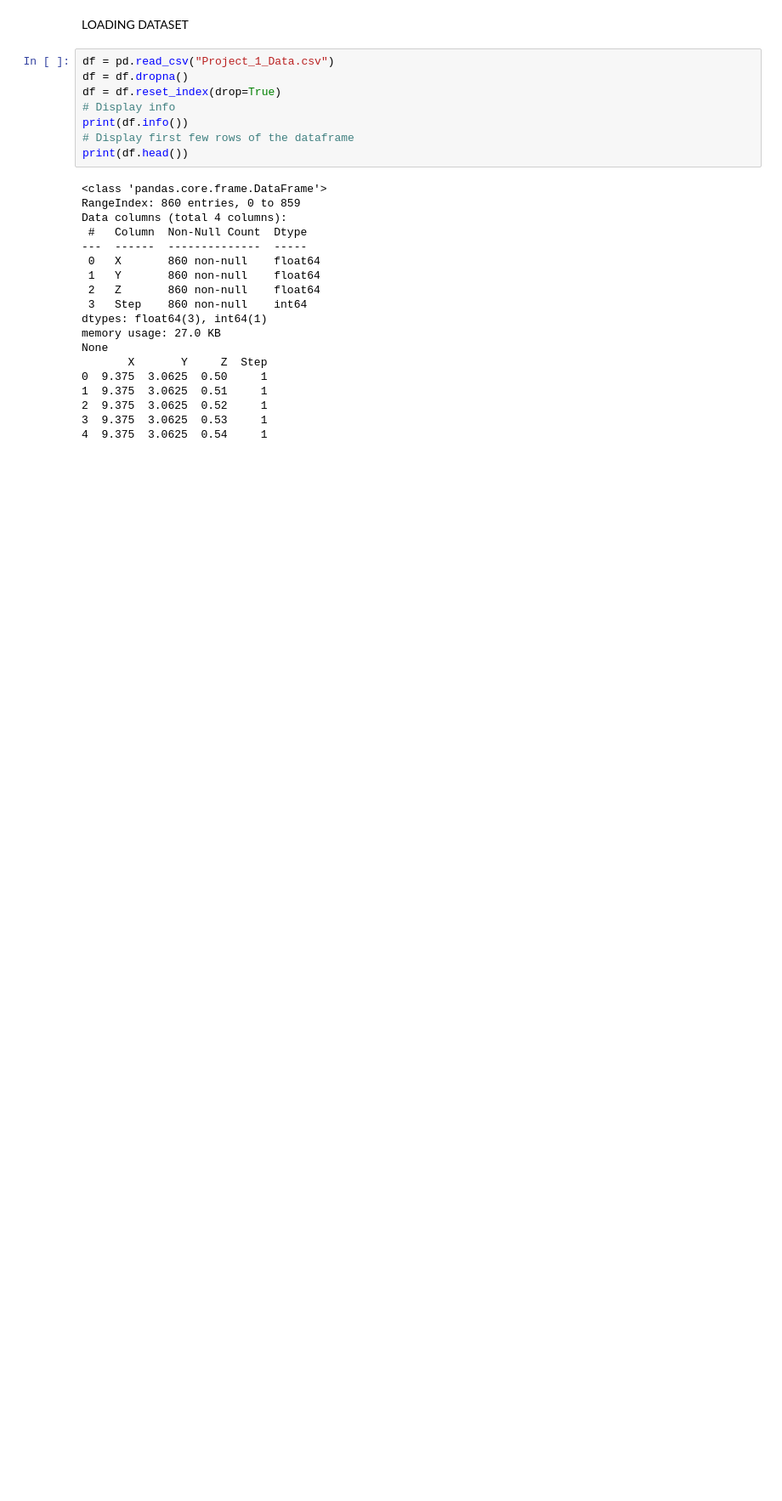
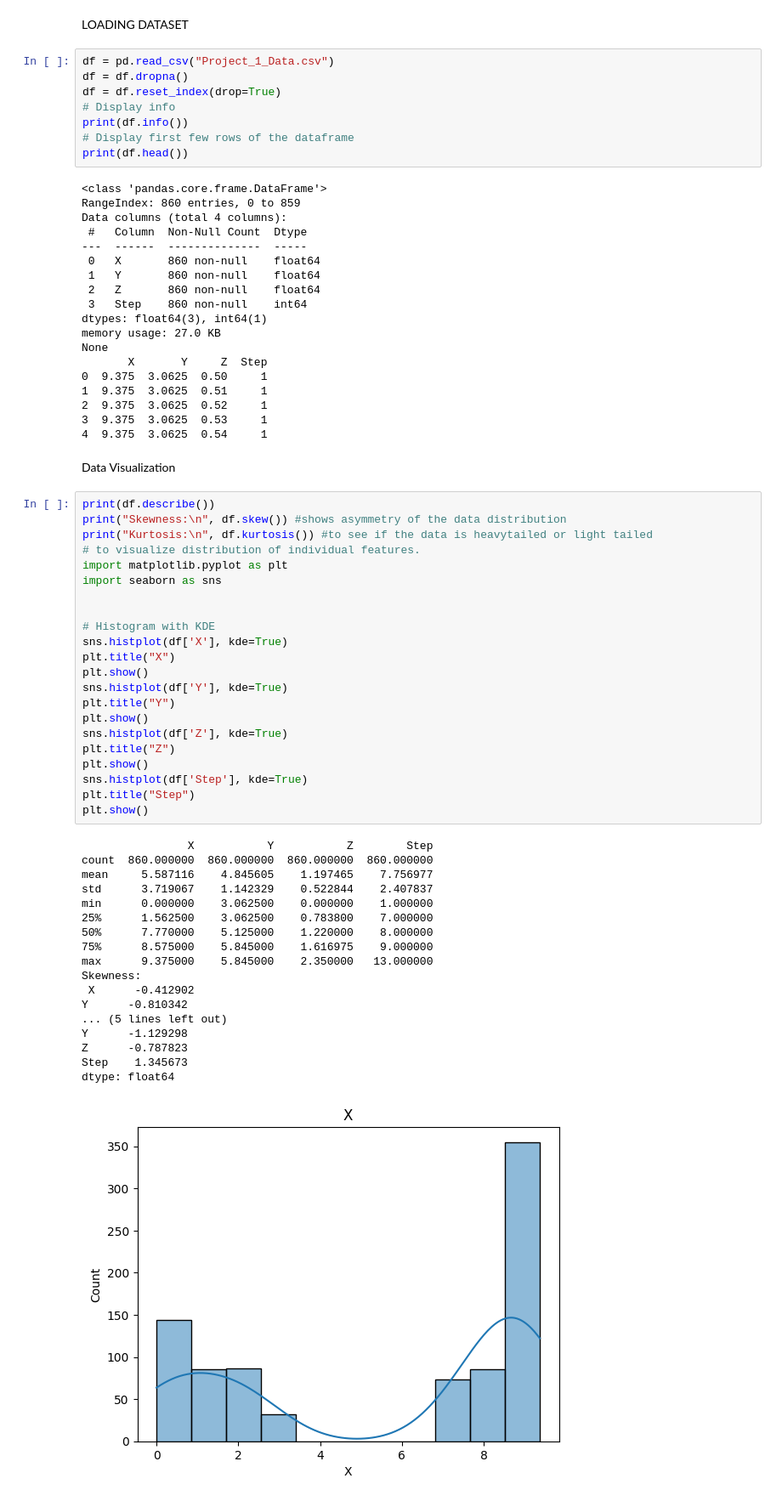
Before and after one commit to abdulwaheedTMU/Project1, a Jupyter notebook: AER850_Project1_Abdul.ipynb, the cells around one changed output. Shown: that part at 85% size. Drawn from its saved outputs; the diff is of its cells as text; blank space fills up the shorter version.

```diff
--- a/AER850_Project1_Abdul.ipynb
+++ b/AER850_Project1_Abdul.ipynb
@@ -45,3 +45,46 @@ None
 2  9.375  3.0625  0.52     1
 3  9.375  3.0625  0.53     1
 4  9.375  3.0625  0.54     1
+# %% [markdown]
+Data Visualization
+# %%
+print(df.describe())
+print("Skewness:\n", df.skew()) #shows asymmetry of the data distribution
+print("Kurtosis:\n", df.kurtosis()) #to see if the data is heavytailed or light tailed
+# to visualize distribution of individual features.
+import matplotlib.pyplot as plt
+import seaborn as sns
+
+
+# Histogram with KDE
+sns.histplot(df['X'], kde=True)
+plt.title("X")
+plt.show()
+sns.histplot(df['Y'], kde=True)
+plt.title("Y")
+plt.show()
+sns.histplot(df['Z'], kde=True)
+plt.title("Z")
+plt.show()
+sns.histplot(df['Step'], kde=True)
+plt.title("Step")
+plt.show()
+# %% [output]
+                X           Y           Z        Step
+count  860.000000  860.000000  860.000000  860.000000
+mean     5.587116    4.845605    1.197465    7.756977
+std      3.719067    1.142329    0.522844    2.407837
+min      0.000000    3.062500    0.000000    1.000000
+25%      1.562500    3.062500    0.783800    7.000000
+50%      7.770000    5.125000    1.220000    8.000000
+75%      8.575000    5.845000    1.616975    9.000000
+max      9.375000    5.845000    2.350000   13.000000
+Skewness:
+ X      -0.412902
+Y      -0.810342
+... (5 lines left out)
+Y      -1.129298
+Z      -0.787823
+Step    1.345673
+dtype: float64
+[figure, added]
```
Also changed, not shown: parts of 1 cell of this notebook.
